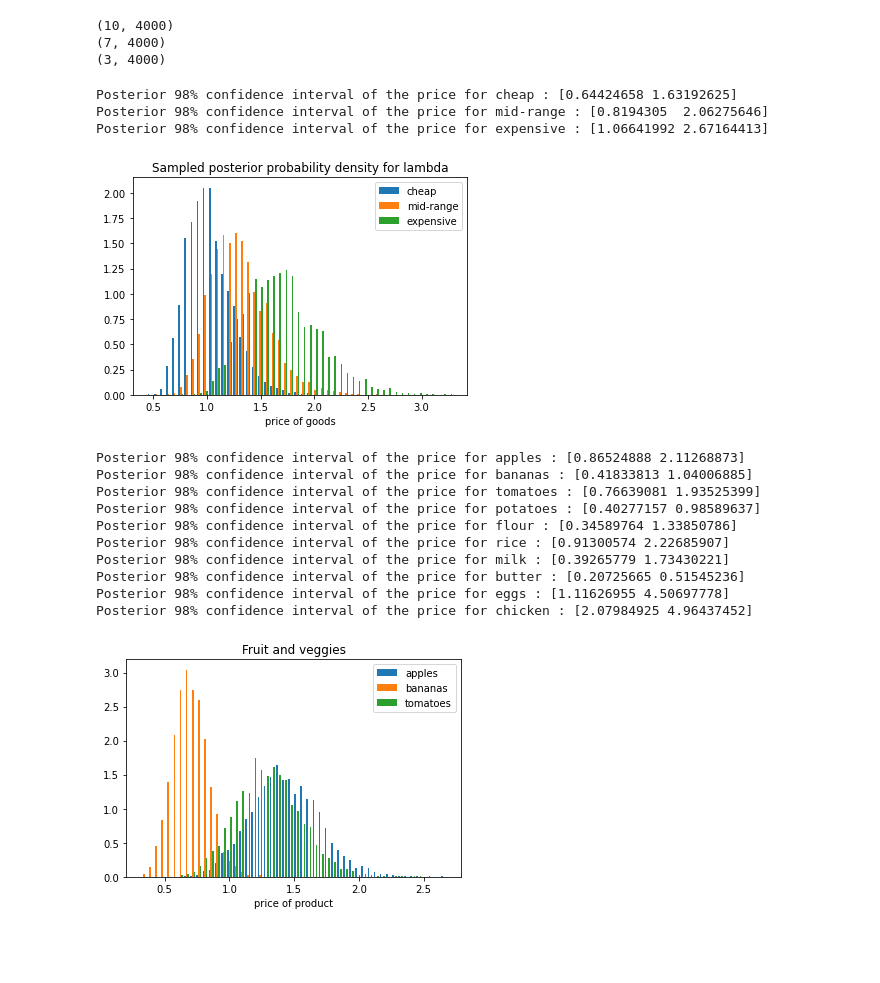
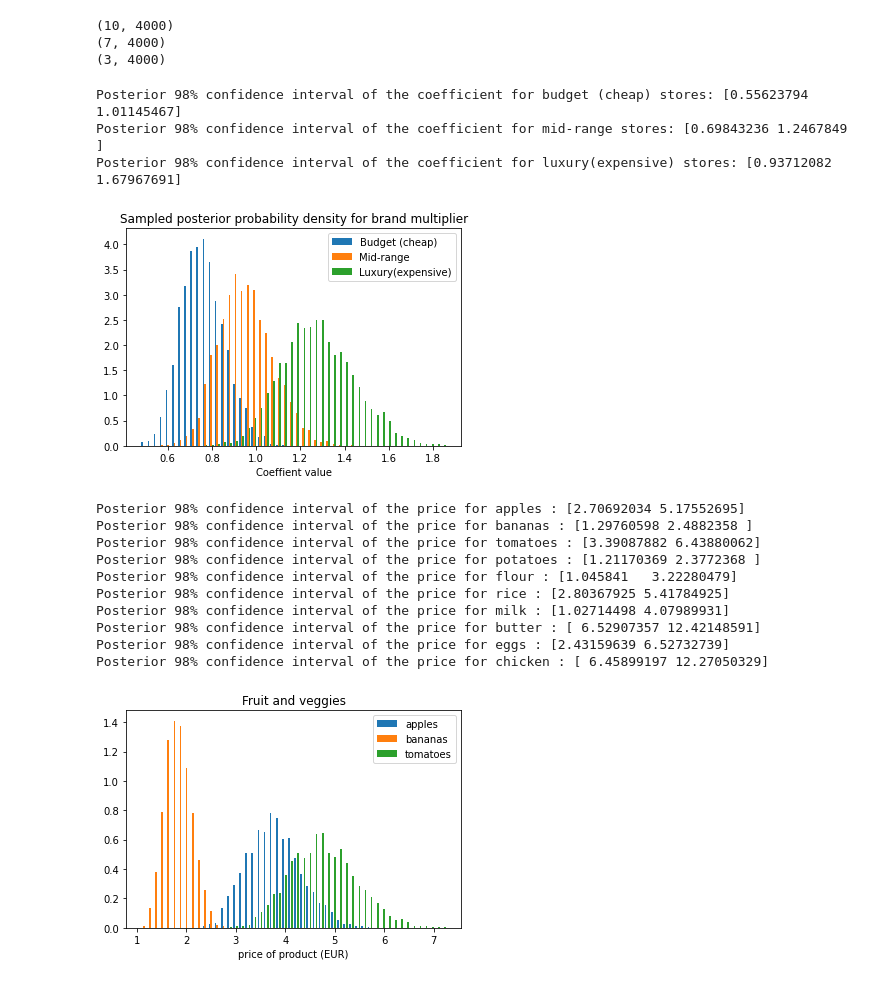
Before and after one commit to katjadellalibera/CS146, a Jupyter notebook: LBA/CS146-LBA.ipynb, the cells around one changed output. Cells and saved outputs as stored; diff of their text form; code cells hidden in the pictures; blank space fills up the shorter version.

```diff
--- a/LBA/CS146-LBA.ipynb
+++ b/LBA/CS146-LBA.ipynb
@@ -98,8 +113,7 @@ apples = np.transpose([get_normalized_price(indexes['apples0'],1),
 bananas = np.transpose([get_normalized_price(indexes['bananas0'],1),
            get_normalized_price(indexes['bananas1'],1),
            get_normalized_price(indexes['bananas2'],1)])
-# measure tomatoes in 100g
-tomatoes = np.transpose([get_normalized_price(indexes['tomatoes0'],0.1),
+tomatoes = np.transpose([get_normalized_price(indexes['tomatoes0'],1),
            get_normalized_price(indexes['tomatoes1'],1),
            get_normalized_price(indexes['tomatoes2'],1)])
 potatoes = np.transpose([get_normalized_price(indexes['potatoes0'],1),
@@ -114,15 +128,13 @@ rice = np.transpose([get_normalized_price(indexes['rice0'],1),
 milk = np.transpose([get_normalized_price(indexes['milk0'],1),
            get_normalized_price(indexes['milk1'],1),
            get_normalized_price(indexes['milk2'],1)])
-# measure butter in 100g
-butter = np.transpose([get_normalized_price(indexes['butter0'],0.1),
-           get_normalized_price(indexes['butter1'],0.1),
-           get_normalized_price(indexes['butter2'],0.1)])
+butter = np.transpose([get_normalized_price(indexes['butter0'],1),
+           get_normalized_price(indexes['butter1'],1),
+           get_normalized_price(indexes['butter2'],1)])
 # get 10 eggs, the common unit in Germany (so EUR)
 eggs = np.transpose([get_normalized_price(indexes['eggs0'],10),
            get_normalized_price(indexes['eggs1'],10),
            get_normalized_price(indexes['eggs2'],10)])
-# measure butter in 100g
 chicken = np.transpose([get_normalized_price(indexes['chicken0'],1),
            get_normalized_price(indexes['chicken1'],1),
            get_normalized_price(indexes['chicken2'],1)])
@@ -249,7 +255,13 @@ stan_data = {
     'n_products' : 10,
     'product' : reshaped_data[3].astype(int),
     # rent price
-    'rent' : reshaped_data[4]
+    'rent' : reshaped_data[4],
+
+    'mu_multiplier': -0.03125,  # 0.25**2/2, prior parameter
+    'sigma_multiplier':  0.25,  # prior parameter
+
+    'mu_prod': 1.25,
+    'sigma_prod': 0.75
 }
 # %%
 # define stan code
@@ -324,42 +340,42 @@ print(np.shape(brand_array))
 (7, 4000)
 (3, 4000)
 # %%
-ratings = ['cheap','mid-range','expensive']
+ratings = ['Budget (cheap)','Mid-range','Luxury(expensive)']
 plt.hist([x for x in brand_array], bins=50, density=True)
-plt.xlabel("price of goods")
-plt.title('Sampled posterior probability density for lambda')
+plt.xlabel("Coeffient value")
+plt.title('Sampled posterior probability density for brand multiplier')
 plt.legend(ratings)
 for n in range(len(brand_array)):
     print(
-        "Posterior 98% confidence interval of the price for",ratings[n],":",
+        "Posterior 98% confidence interval of the coefficient for",ratings[n].lower(),"stores:",
         np.percentile(brand_array[n], [1, 99]))
 plt.show()
 # %% [output]
-Posterior 98% confidence interval of the price for cheap : [0.64424658 1.63192625]
-Posterior 98% confidence interval of the price for mid-range : [0.8194305  2.06275646]
-Posterior 98% confidence interval of the price for expensive : [1.06641992 2.67164413]
+Posterior 98% confidence interval of the coefficient for budget (cheap) stores: [0.55623794 1.01145467]
+Posterior 98% confidence interval of the coefficient for mid-range stores: [0.69843236 1.2467849 ]
+Posterior 98% confidence interval of the coefficient for luxury(expensive) stores: [0.93712082 1.67967691]
-[figure, old version]
+[figure, new version]
 # %%
 plt.hist([x for x in price_array[0:3]],bins=50,density=True)
-plt.xlabel("price of product")
+plt.xlabel("price of product (EUR)")
 plt.title('Fruit and veggies')
 plt.legend(products)
 for n in range(10):
     print(
         "Posterior 98% confidence interval of the price for",products[n],":",
         np.percentile(price_array[n], [1, 99]))
 plt.show()
 # %% [output]
-Posterior 98% confidence interval of the price for apples : [0.86524888 2.11268873]
-Posterior 98% confidence interval of the price for bananas : [0.41833813 1.04006885]
-Posterior 98% confidence interval of the price for tomatoes : [0.76639081 1.93525399]
-Posterior 98% confidence interval of the price for potatoes : [0.40277157 0.98589637]
-Posterior 98% confidence interval of the price for flour : [0.34589764 1.33850786]
-Posterior 98% confidence interval of the price for rice : [0.91300574 2.22685907]
-Posterior 98% confidence interval of the price for milk : [0.39265779 1.73430221]
-Posterior 98% confidence interval of the price for butter : [0.20725665 0.51545236]
-Posterior 98% confidence interval of the price for eggs : [1.11626955 4.50697778]
-Posterior 98% confidence interval of the price for chicken : [2.07984925 4.96437452]
+Posterior 98% confidence interval of the price for apples : [2.70692034 5.17552695]
+Posterior 98% confidence interval of the price for bananas : [1.29760598 2.4882358 ]
+Posterior 98% confidence interval of the price for tomatoes : [3.39087882 6.43880062]
+Posterior 98% confidence interval of the price for potatoes : [1.21170369 2.3772368 ]
+Posterior 98% confidence interval of the price for flour : [1.045841   3.22280479]
+Posterior 98% confidence interval of the price for rice : [2.80367925 5.41784925]
+Posterior 98% confidence interval of the price for milk : [1.02714498 4.07989931]
+Posterior 98% confidence interval of the price for butter : [ 6.52907357 12.42148591]
+Posterior 98% confidence interval of the price for eggs : [2.43159639 6.52732739]
+Posterior 98% confidence interval of the price for chicken : [ 6.45899197 12.27050329]
-[figure, old version]
+[figure, new version]
 # %%
 plt.hist([x for x in price_array[3:6]],bins=50,density=True)
```
Also changed, not shown: parts of 23 cells of this notebook, 14 other files.
